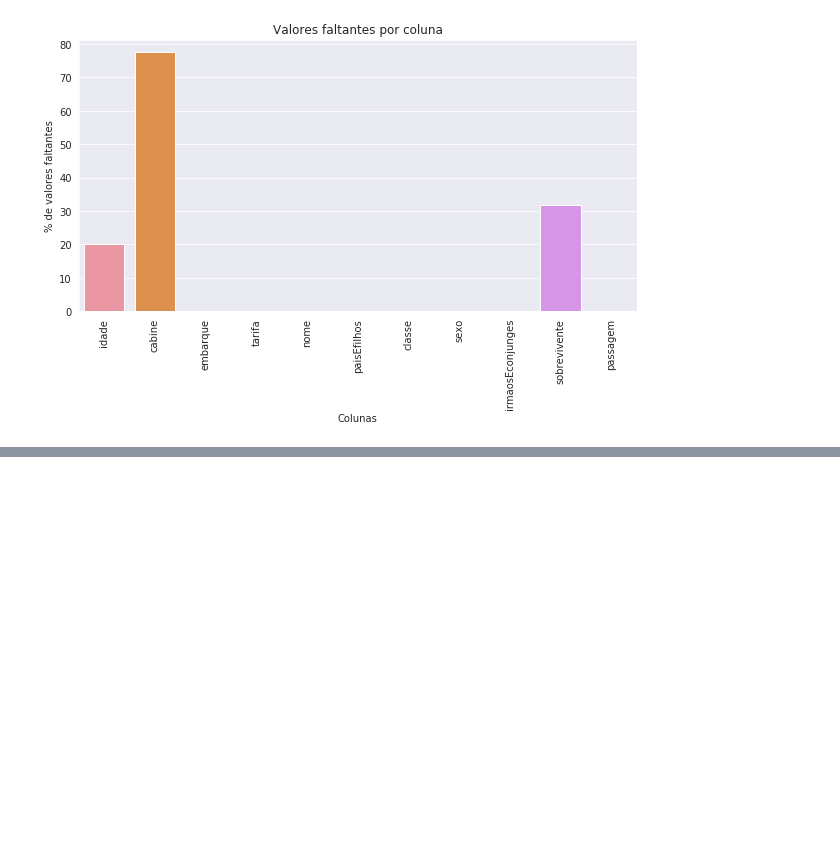
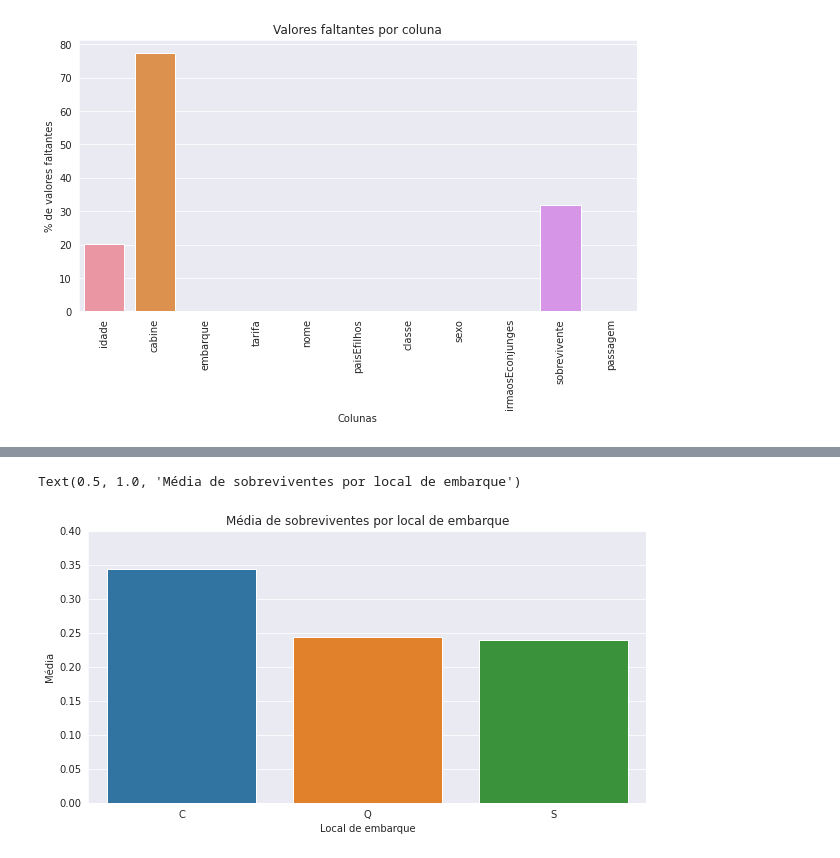
Before and after one commit to LilianeAquino/desafio-kaggle-titanic, a Jupyter notebook: desafio-kaggle-titanic.ipynb, the cells around one changed output, grey strips where cells are left out. Saved outputs shown, nothing was run; the diff lists cells and outputs as text; code cells hidden in the pictures; blank space fills up the shorter version.

```diff
--- a/desafio-kaggle-titanic.ipynb
+++ b/desafio-kaggle-titanic.ipynb
@@ -194,0 +302,11 @@ df['embarque'] = df['embarque'].fillna(df['embarque'].mode()[0])
+# %%
+f, ax= plt.subplots(figsize=(10, 5))
+sns.barplot(x=embarque['embarque'], y=embarque['sobrevivente'])
+
+plt.ylim(0, 0.40)
+plt.xlabel('Local de embarque')
+plt.ylabel('Média')
+plt.title('Média de sobreviventes por local de embarque')
+# %% [output]
+Text(0.5, 1.0, 'Média de sobreviventes por local de embarque')
+[figure, added]
```
Also changed, not shown: parts of 33 cells of this notebook.
